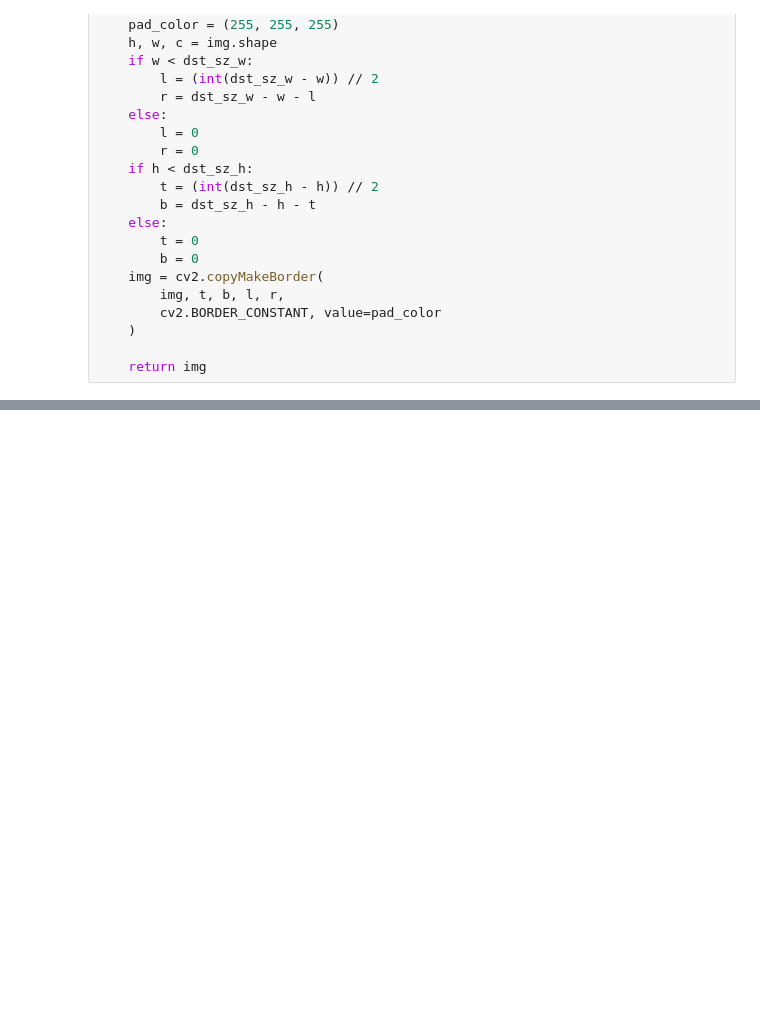
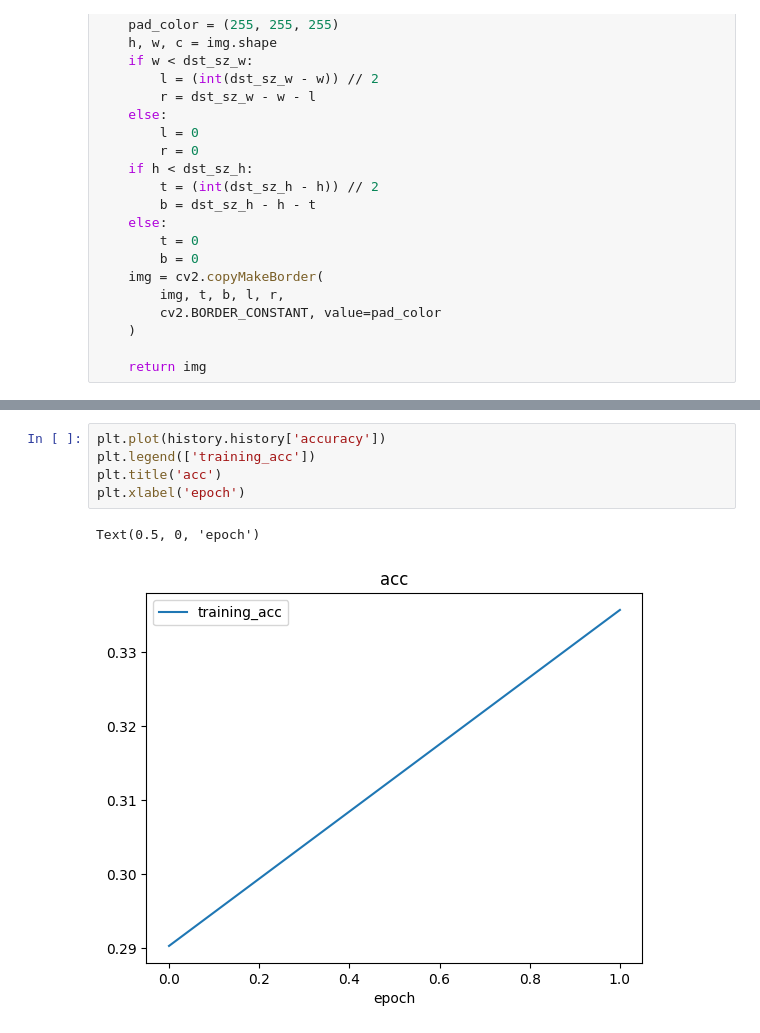
Before and after one commit to zagnouneotmane/Breast-Classified, a Jupyter notebook: experiments/notebook.ipynb, the cells around one changed output, grey strips where cells are left out. Drawn from its saved outputs; the diff is of its cells as text; blank space fills up the shorter version.

```diff
--- a/experiments/notebook.ipynb
+++ b/experiments/notebook.ipynb
@@ -884,0 +693,8 @@ image_data.shape
+# %%
+plt.plot(history.history['accuracy'])
+plt.legend(['training_acc'])
+plt.title('acc')
+plt.xlabel('epoch')
+# %% [output]
+Text(0.5, 0, 'epoch')
+[figure, added]
```
Also changed, not shown: parts of 34 cells of this notebook, 13 other files.
